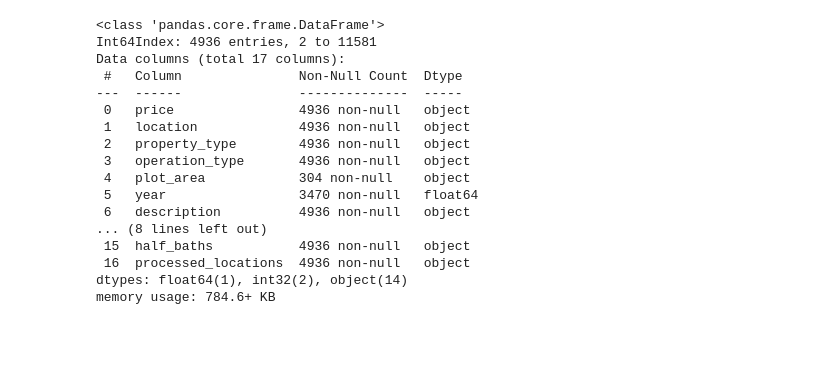
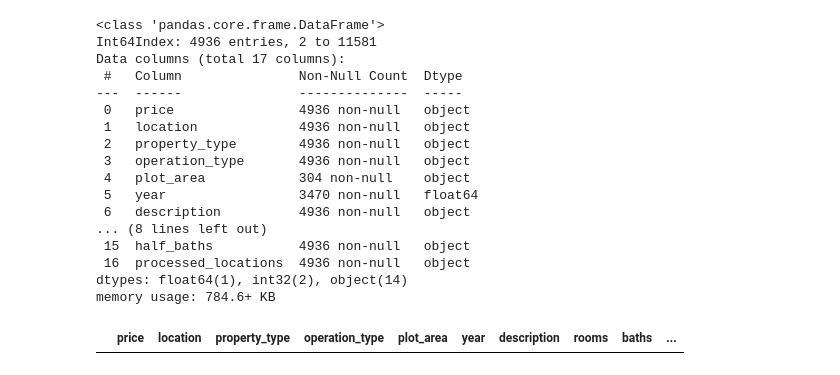
Before and after one commit to HugoGT/Vibi_model, a Jupyter notebook: ETL/mitula_ETL.ipynb, the cells around one changed output. Saved outputs shown, nothing was run; the diff lists cells and outputs as text; code cells hidden in the pictures; blank space fills up the shorter version.

```diff
--- a/ETL/mitula_ETL.ipynb
+++ b/ETL/mitula_ETL.ipynb
@@ -319,4 +418,8 @@ Data columns (total 17 columns):
  16  processed_locations  4936 non-null   object
 dtypes: float64(1), int32(2), object(14)
 memory usage: 784.6+ KB
+# %%
+mitula_2[mitula_2["year"] == None]
+# %% [output]
+|  | price | location | property_type | operation_type | plot_area | year | description | rooms | baths | ... |
 # %%
```
Also changed, not shown: parts of 18 cells of this notebook, 1 other file.
